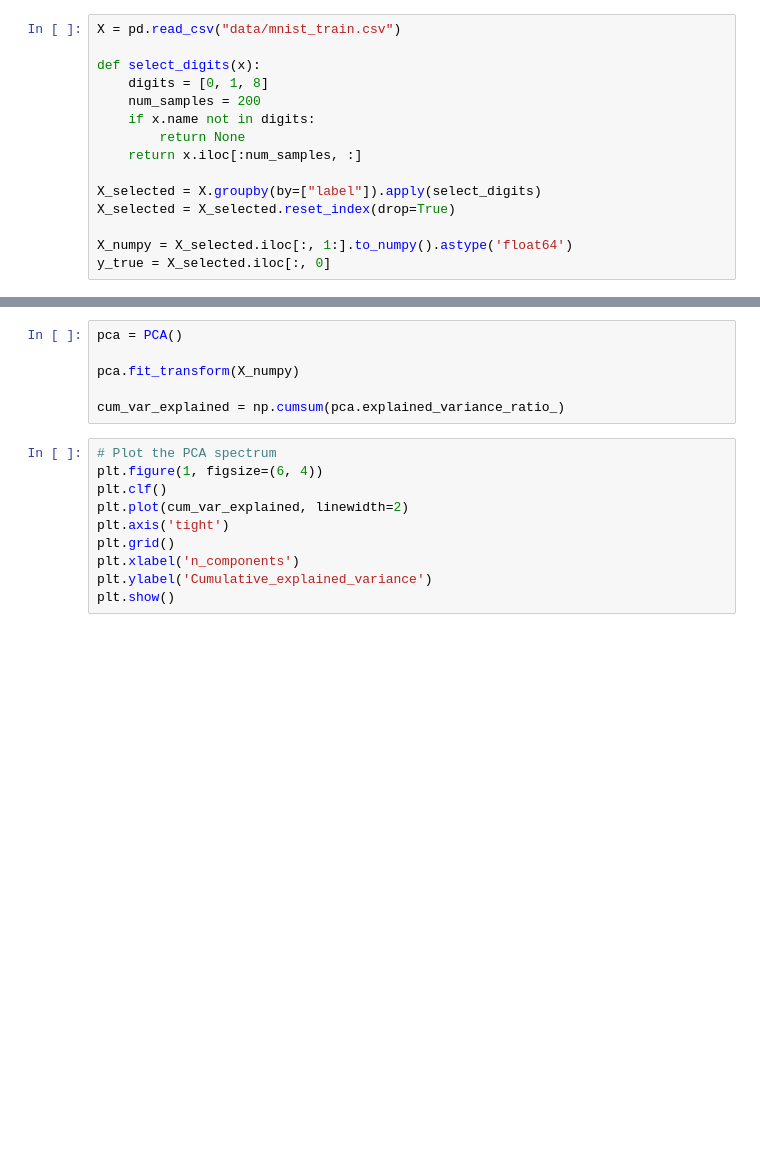
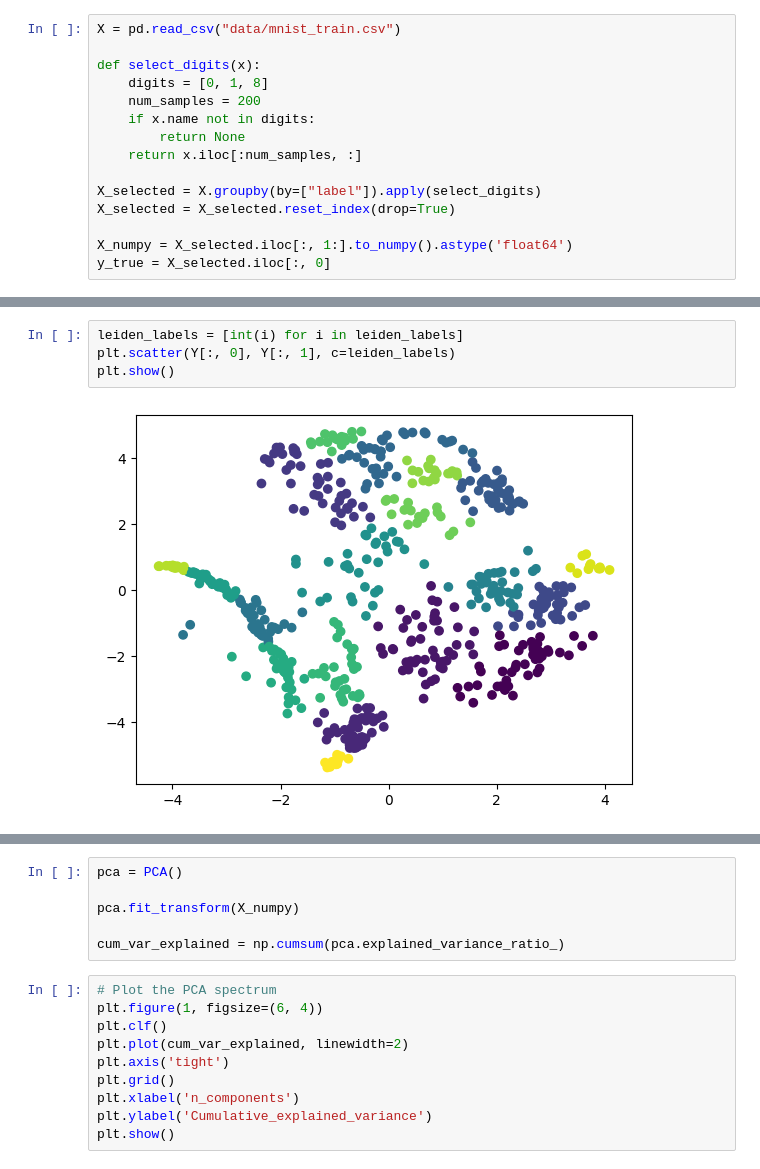
Before and after one commit to just1ce415/MMML_project, a Jupyter notebook: demo_tsne.ipynb, the cells around one changed output, grey strips where cells are left out. Saved outputs shown, nothing was run; the diff lists cells and outputs as text; blank space fills up the shorter version.

```diff
--- a/demo_tsne.ipynb
+++ b/demo_tsne.ipynb
@@ -37,0 +111,6 @@ print(X_numpy.shape)
+# %%
+leiden_labels = [int(i) for i in leiden_labels]
+plt.scatter(Y[:, 0], Y[:, 1], c=leiden_labels)
+plt.show()
+# %% [output]
+[figure, added]
```
Also changed, not shown: parts of 28 cells of this notebook, 2 other files.
